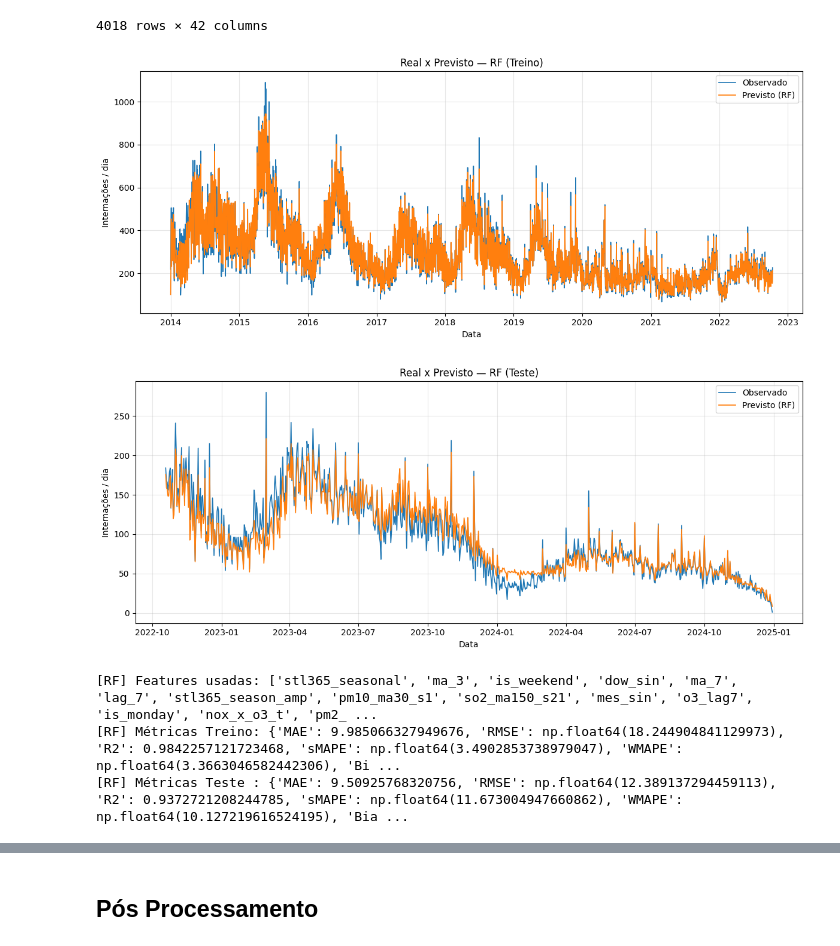
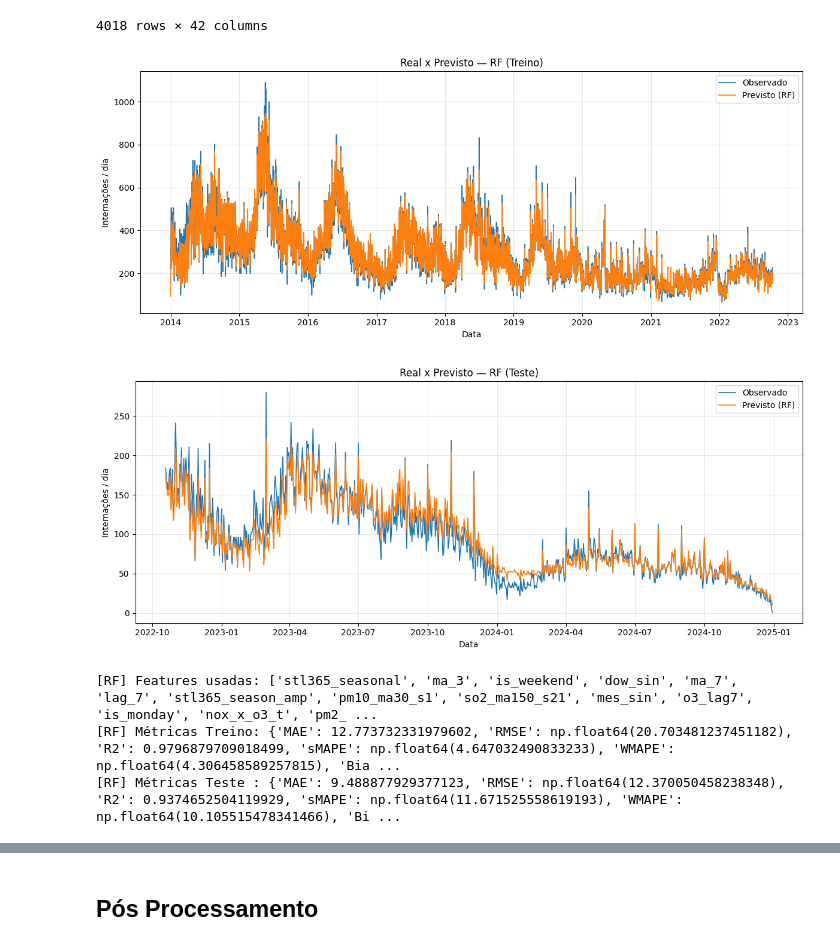
Before and after one commit to AILAB-CEFET-RJ/qualiar, a Jupyter notebook: notebooks/Modelo-Preditivo/Random_Forest.ipynb, the cells around one changed output, grey strips where cells are left out. Drawn from its saved outputs; the diff is of its cells as text; code cells hidden in the pictures.

```diff
--- a/notebooks/Modelo-Preditivo/Random_Forest.ipynb
+++ b/notebooks/Modelo-Preditivo/Random_Forest.ipynb
@@ -924,26 +924,26 @@ display(df_unificado_recorte)
 # %%
 out_rf = run_pipeline_rf_rolling(
   df_unificado_recorte,
   date_col="data_dia",
   target_col="y",
   window_size=14,
   test_size=0.2,
   gap_days=7,
-  k_features=30,
+  k_features=16,
   random_state=GLOBAL_RANDOM_STATE,
   detrend_target=True
 )
 # %% [output]
-[figure, old version]
+[figure, new version]
-[figure, old version]
+[figure, new version]
 # %%
 print("\n[RF] Features usadas:", out_rf["features_kept"])
 print("[RF] Métricas Treino:", out_rf["train_metrics"])
 print("[RF] Métricas Teste :", out_rf["test_metrics"])
 # %% [output]
 [RF] Features usadas: ['stl365_seasonal', 'ma_3', 'is_weekend', 'dow_sin', 'ma_7', 'lag_7', 'stl365_season_amp', 'pm10_ma30_s1', 'so2_ma150_s21', 'mes_sin', 'o3_lag7', 'is_monday', 'nox_x_o3_t', 'pm2_ ...
-[RF] Métricas Treino: {'MAE': 9.985066327949676, 'RMSE': np.float64(18.244904841129973), 'R2': 0.9842257121723468, 'sMAPE': np.float64(3.4902853738979047), 'WMAPE': np.float64(3.3663046582442306), 'Bi ...
-[RF] Métricas Teste : {'MAE': 9.50925768320756, 'RMSE': np.float64(12.389137294459113), 'R2': 0.9372721208244785, 'sMAPE': np.float64(11.673004947660862), 'WMAPE': np.float64(10.127219616524195), 'Bia ...
+[RF] Métricas Treino: {'MAE': 12.773732331979602, 'RMSE': np.float64(20.703481237451182), 'R2': 0.9796879709018499, 'sMAPE': np.float64(4.647032490833233), 'WMAPE': np.float64(4.306458589257815), 'Bia ...
+[RF] Métricas Teste : {'MAE': 9.488877929377123, 'RMSE': np.float64(12.370050458238348), 'R2': 0.9374652504119929, 'sMAPE': np.float64(11.671525558619193), 'WMAPE': np.float64(10.105515478341466), 'Bi ...
 # %% [markdown]
 ### Desempenho do Modelo Random Forest (Conjunto de Teste)
 
```
Also changed, not shown: parts of 2 cells of this notebook, 12 other files.
